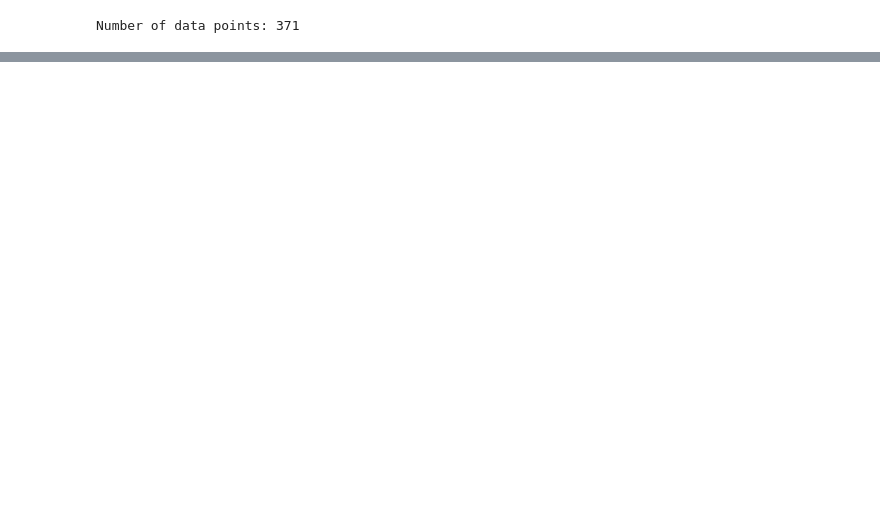
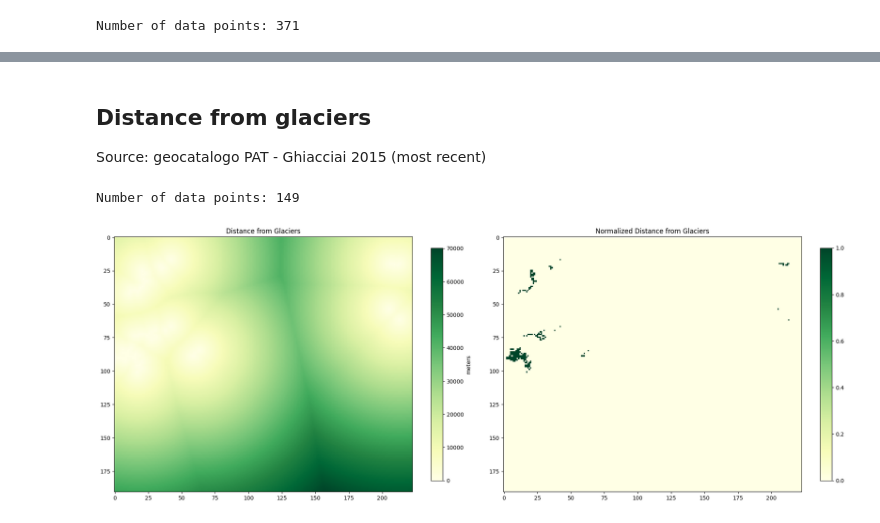
Before and after one commit to dclfbk/alpinehutsustainability, a Jupyter notebook: code/maps.ipynb, the cells around one changed output, grey strips where cells are left out. Saved outputs shown, nothing was run; the diff lists cells and outputs as text; code cells hidden in the pictures; blank space fills up the shorter version.

Commit message:
completed modis maps and first combined water map

```diff
--- a/code/maps.ipynb
+++ b/code/maps.ipynb
@@ -391,0 +397,25 @@ plt.show()
+# %% [markdown]
+## Distance from glaciers
+Source: geocatalogo PAT - Ghiacciai 2015 (most recent)
+# %%
+ghi_gdf = load_water_data('../data/water/glaciers2015/Ghi_2015.shp')
+ghi_distance = compute_distance(ghi_gdf, norm=False)
+ghi_distance_norm = compute_distance(ghi_gdf, norm=True, norm_threshold=500)
+water_rasters_norm['distance_glaciers'] = ghi_distance_norm
+# %% [output]
+Number of data points: 149
+# %%
+fig, axis = plt.subplots(1, 2, figsize=(20, 20))
+
+show(ghi_distance, transform=dem_transform, cmap='YlGn', ax=axis[0])
+plt.colorbar(axis[0].imshow(ghi_distance, cmap='YlGn'), ax=axis[0], label='meters', shrink=0.3)
+axis[0].set_title("Distance from Glaciers")
+
+show(ghi_distance_norm, transform=dem_transform, cmap='YlGn', ax=axis[1])
+plt.colorbar(axis[1].imshow(ghi_distance_norm, cmap='YlGn'), ax=axis[1], label='', shrink=0.3)
+axis[1].set_title("Normalized Distance from Glaciers")
+
+plt.tight_layout()
+plt.show()
+# %% [output]
+[figure, added]
```
Also changed, not shown: parts of 40 cells of this notebook, 3 other files.
